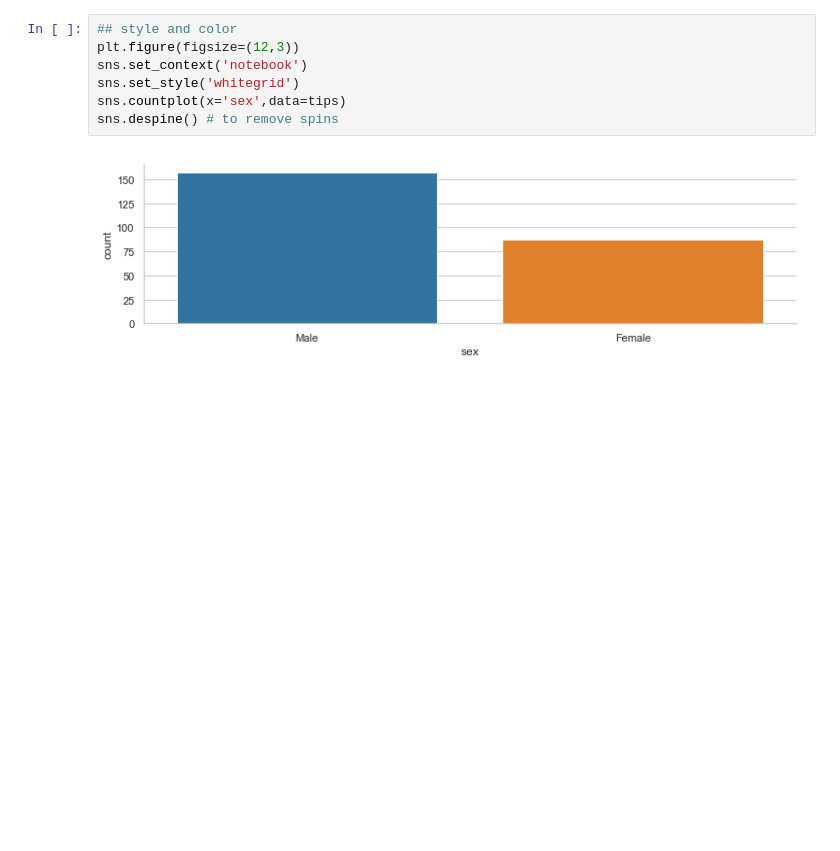
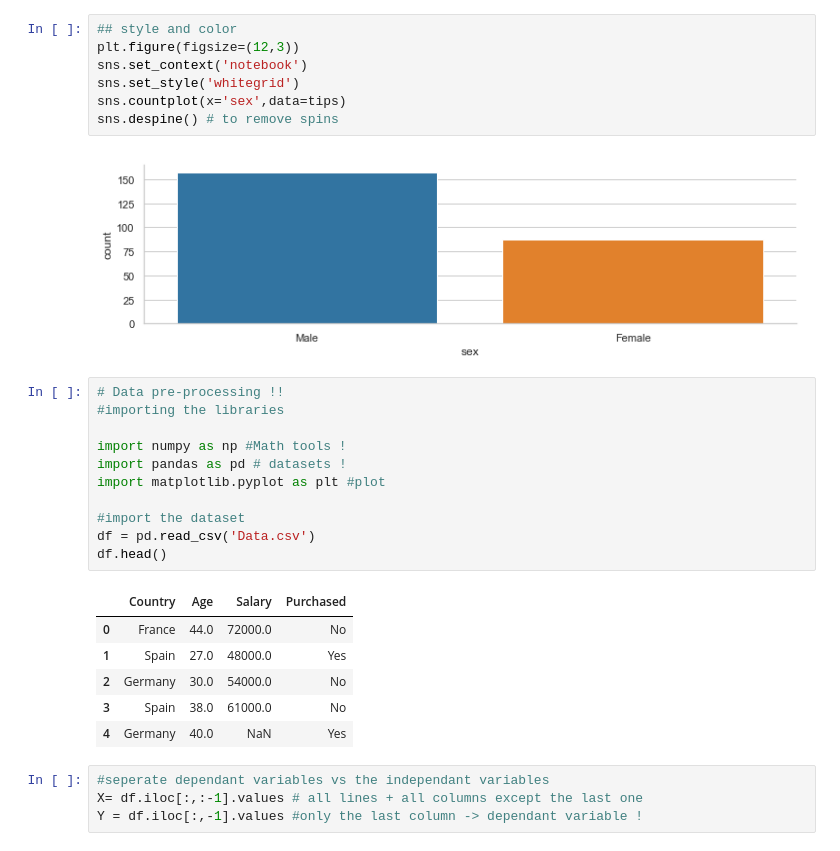
Before and after one commit to lunarburrito/ML_with_Python, a Jupyter notebook: Python-ML-Notebook.ipynb, the cells around one changed output. Cells and saved outputs as stored; diff of their text form; blank space fills up the shorter version.

Commit message:
adding pre-processing part to Notebook

```diff
--- a/Python-ML-Notebook.ipynb
+++ b/Python-ML-Notebook.ipynb
@@ -1601,3 +1603,25 @@ sns.countplot(x='sex',data=tips)
 sns.despine() # to remove spins
 # %% [output]
 [figure]
+# %%
+# Data pre-processing !!
+#importing the libraries
+
+import numpy as np #Math tools !
+import pandas as pd # datasets !
+import matplotlib.pyplot as plt #plot
+
+#import the dataset
+df = pd.read_csv('Data.csv')
+df.head()
+# %% [output]
+|  | Country | Age | Salary | Purchased |
+| 0 | France | 44.0 | 72000.0 | No |
+| 1 | Spain | 27.0 | 48000.0 | Yes |
+| 2 | Germany | 30.0 | 54000.0 | No |
+| 3 | Spain | 38.0 | 61000.0 | No |
+| 4 | Germany | 40.0 | NaN | Yes |
+# %%
+#seperate dependant variables vs the independant variables
+X= df.iloc[:,:-1].values # all lines + all columns except the last one
+Y = df.iloc[:,-1].values #only the last column -> dependant variable !
```
Also changed, not shown: parts of 10 cells of this notebook.
